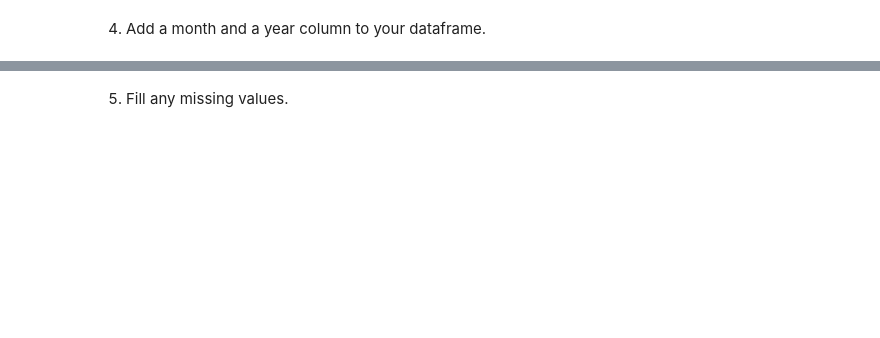
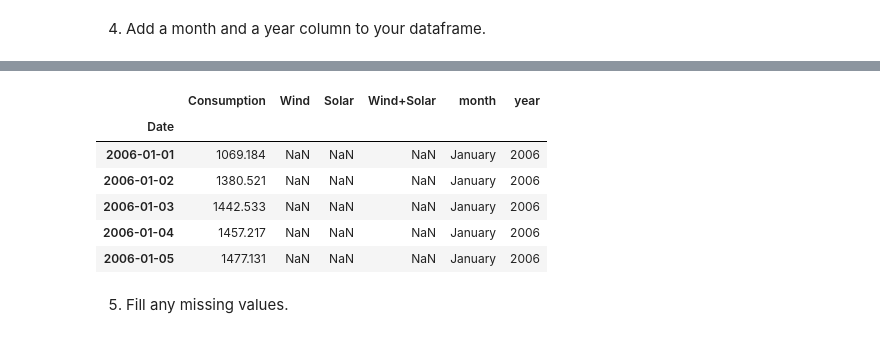
Before and after one commit to stephen-c-perry/time-series-exercises, a Jupyter notebook: prepare.ipynb, the cells around one changed output, grey strips where cells are left out. Drawn from its saved outputs; the diff is of its cells as text; code cells hidden in the pictures; blank space fills up the shorter version.

```diff
--- a/prepare.ipynb
+++ b/prepare.ipynb
@@ -129,2 +129,14 @@ AttributeError: 'Index' object has no attribute 'month'
+# %%
+OPS_df['year'] = OPS_df.index.year
+# %%
+OPS_df.head()
+# %% [output]
+|  | Consumption | Wind | Solar | Wind+Solar | month | year |
+| Date |  |  |  |  |  |  |
+| 2006-01-01 | 1069.184 | NaN | NaN | NaN | January | 2006 |
+| 2006-01-02 | 1380.521 | NaN | NaN | NaN | January | 2006 |
+| 2006-01-03 | 1442.533 | NaN | NaN | NaN | January | 2006 |
+| 2006-01-04 | 1457.217 | NaN | NaN | NaN | January | 2006 |
+| 2006-01-05 | 1477.131 | NaN | NaN | NaN | January | 2006 |
 # %% [markdown]
 5) Fill any missing values.
```
Also changed, not shown: parts of 5 cells of this notebook, 1 other file.
